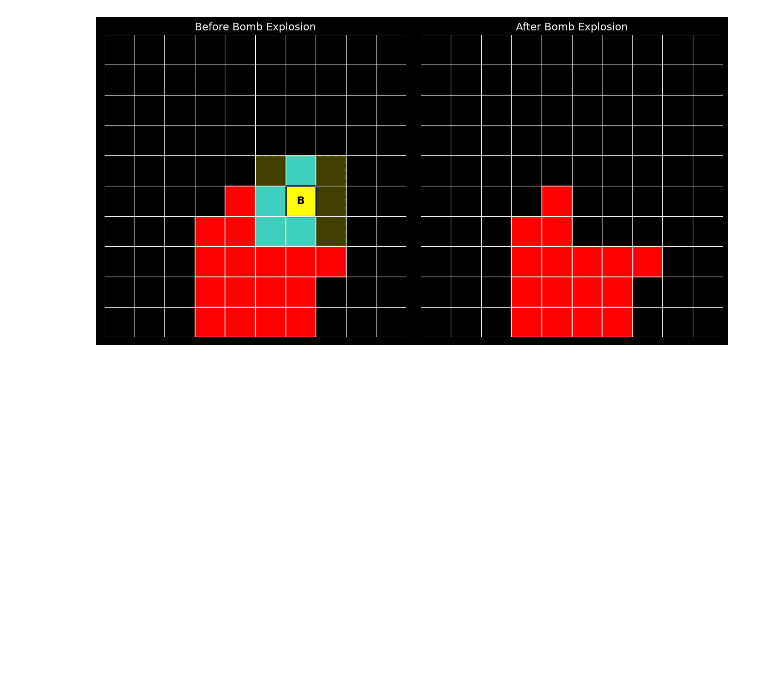
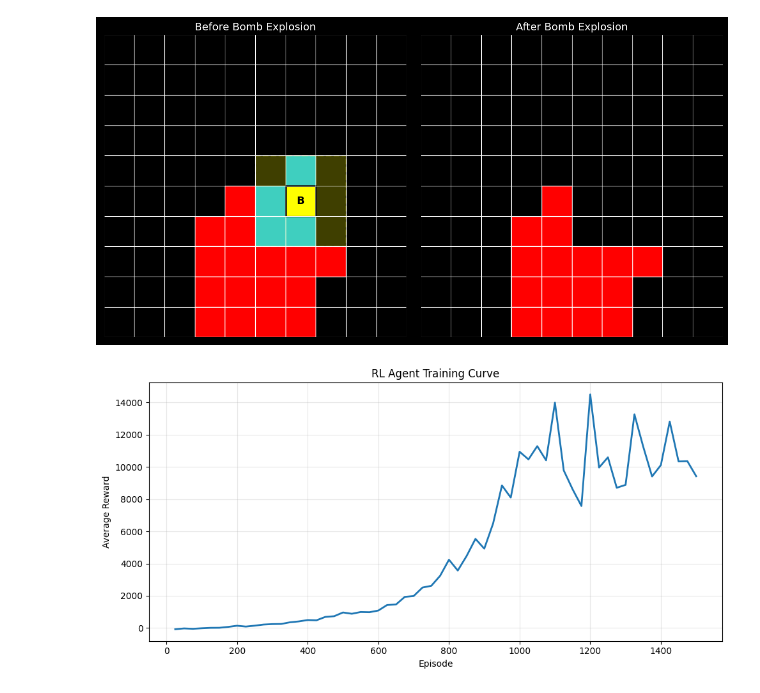
Before and after one commit to devlinmon/BEP-tetris-code, a Jupyter notebook: graph.ipynb, the cells around one changed output. Drawn from its saved outputs; the diff is of its cells as text; code cells hidden in the pictures; blank space fills up the shorter version.

```diff
--- a/graph.ipynb
+++ b/graph.ipynb
@@ -218,3 +153,35 @@ def create_bomb_visualization():
 create_bomb_visualization()
 # %% [output]
 [figure]
+# %%
+import matplotlib.pyplot as plt
+
+episodes = list(range(25, 1501, 25))
+
+avg_game_score = [
+    -77.19, -26.03, -50.26, -15.96, 9.36, 13.36, 68.53,
+    140.08, 88.41, 143.74, 212.78, 241.80, 251.82,
+    354.28, 410.70, 494.88, 480.15, 689.18, 732.11,
+    964.82, 884.51, 992.65, 980.34, 1083.52, 1429.01,
+    1458.20, 1933.83, 1983.27, 2511.07, 2617.34,
+    3242.44, 4238.25, 3567.93, 4470.03, 5533.83,
+    4925.31, 6488.16, 8850.15, 8096.31, 10942.52,
+    10464.74, 11287.76, 10406.93, 13988.60, 9781.26,
+    8613.31, 7572.00, 14499.07, 9959.42, 10594.36,
+    8704.59, 8884.04, 13265.24, 11254.83, 9407.32,
+    10115.63, 12814.81, 10337.66, 10352.81, 9420.14
+]
+
+plt.figure(figsize=(10, 5))
+plt.plot(episodes, avg_game_score, linewidth=2)
+
+plt.xlabel("Episode")
+plt.ylabel("Average Reward")
+plt.title("RL Agent Training Curve")
+plt.grid(True, alpha=0.3)
+
+plt.tight_layout()
+plt.savefig("rl_training_curve.png", dpi=300)
+plt.show()
+# %% [output]
+[figure, added]
```
Also changed, not shown: parts of 4 cells of this notebook.
